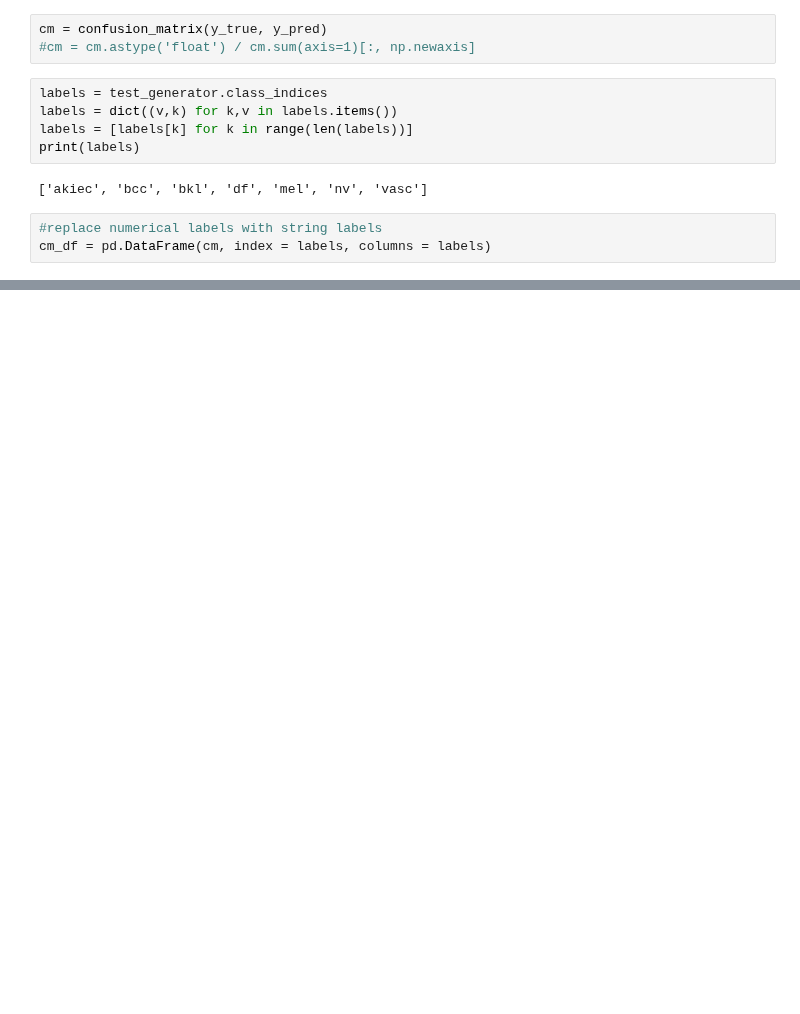
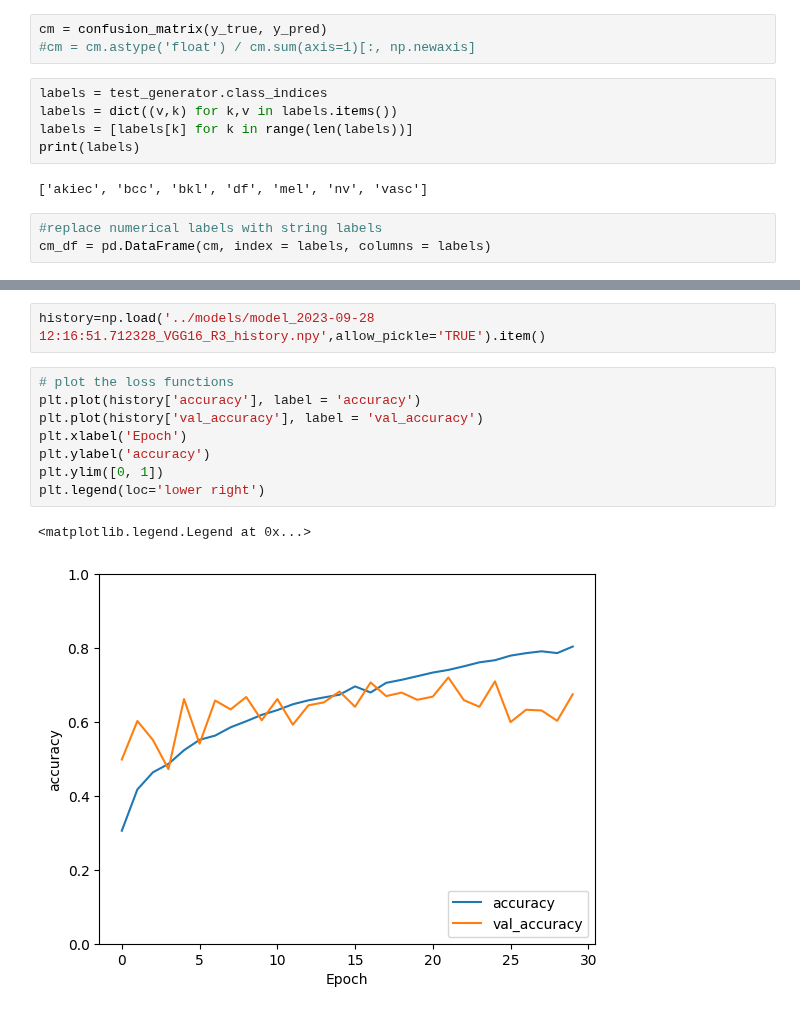
Before and after one commit to StefanK2ff/capstone-healthy-skin, a Jupyter notebook: xtra_notebooks/Evaluate_VGG16.ipynb, the cells around one changed output, grey strips where cells are left out. Drawn from its saved outputs; the diff is of its cells as text; blank space fills up the shorter version.

```diff
--- a/xtra_notebooks/Evaluate_VGG16.ipynb
+++ b/xtra_notebooks/Evaluate_VGG16.ipynb
@@ -112,0 +118,13 @@ weighted avg       0.48      0.43      0.45      2003
+# %%
+history=np.load('../models/model_2023-09-28 12:16:51.712328_VGG16_R3_history.npy',allow_pickle='TRUE').item()
+# %%
+# plot the loss functions
+plt.plot(history['accuracy'], label = 'accuracy')
+plt.plot(history['val_accuracy'], label = 'val_accuracy')
+plt.xlabel('Epoch')
+plt.ylabel('accuracy')
+plt.ylim([0, 1])
+plt.legend(loc='lower right')
+# %% [output]
+<matplotlib.legend.Legend at 0x...>
+[figure, added]
```
Also changed, not shown: parts of 9 cells of this notebook.
